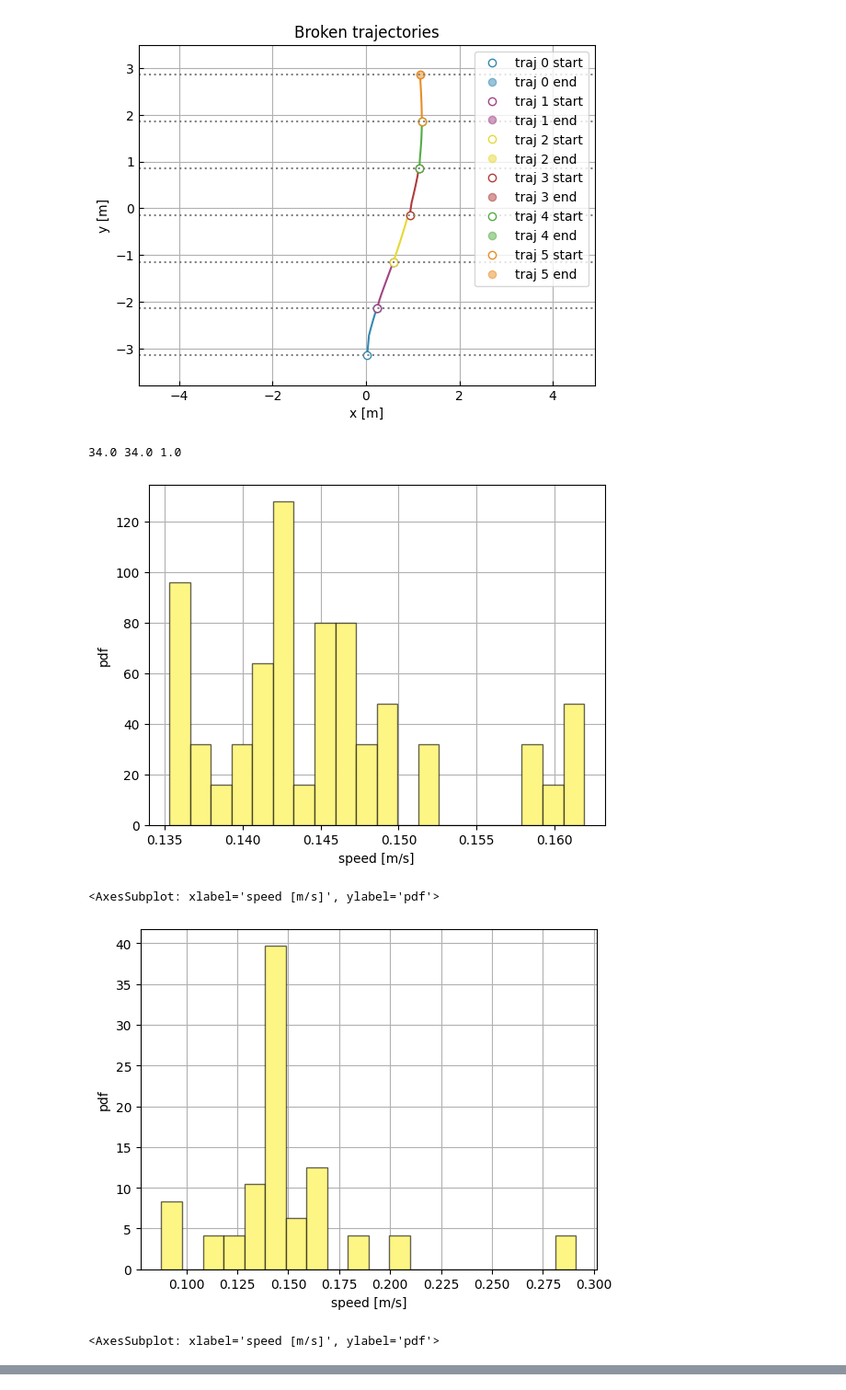
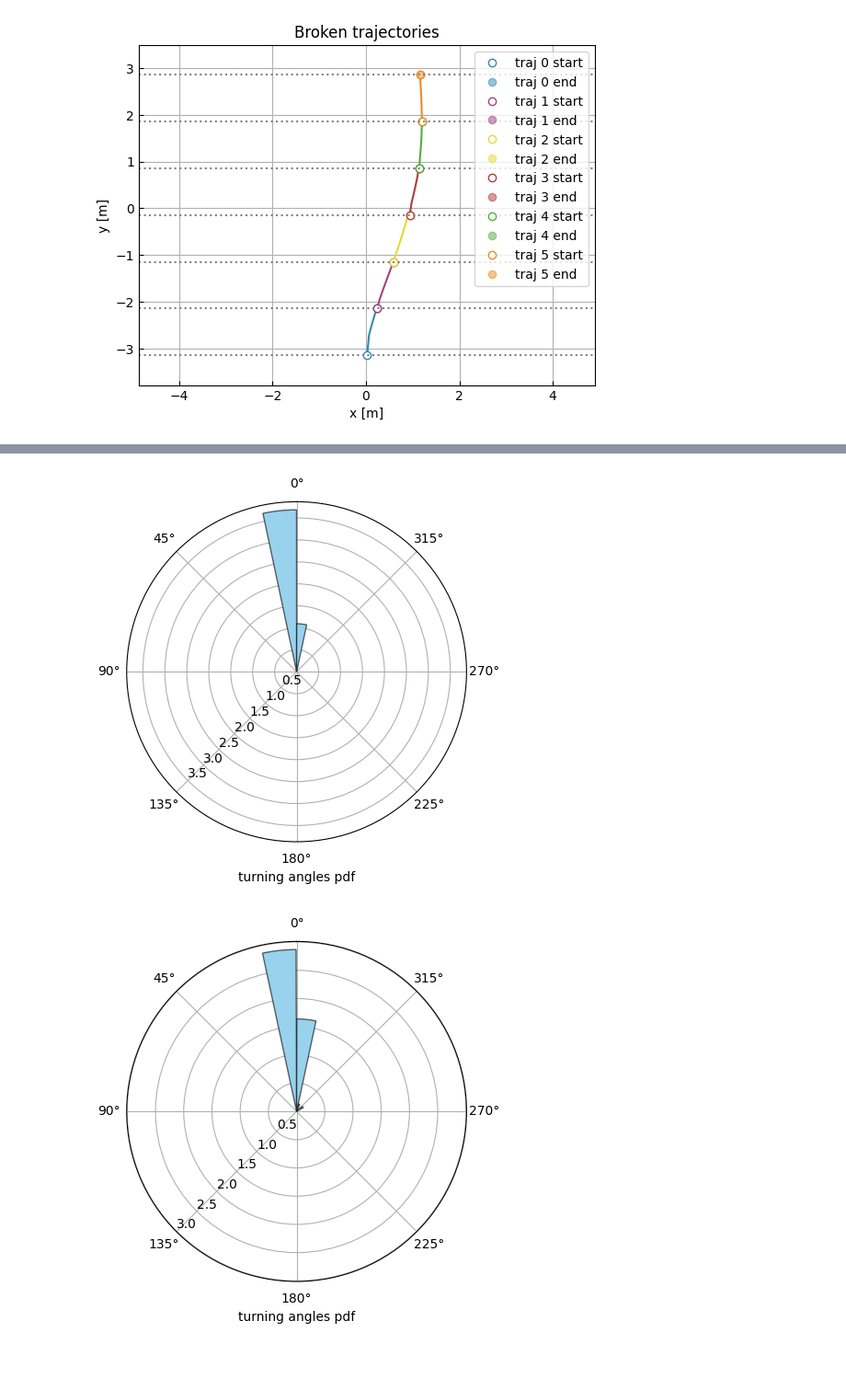
Before and after one commit to adhocmaster/diverging-trajectories, a Jupyter notebook: src/notebooks/break-by-y-axis.ipynb, the cells around one changed output, grey strips where cells are left out. Shown at 92% size. Drawn from its saved outputs; the diff is of its cells as text; code cells hidden in the pictures; blank space fills up the shorter version.

```diff
--- a/src/notebooks/break-by-y-axis.ipynb
+++ b/src/notebooks/break-by-y-axis.ipynb
@@ -271,22 +268,7 @@ from yupi.graphics import plot_speed_hist
-# %%
-print(pattern[0].t, pattern.t_0, pattern.dt)
-# %% [output]
-34.0 34.0 1.0
-# %%
-v = YupiUtils.speed_ensemble(patterns, step=1)
-plot_speed_hist(v, bins=20)
-# %% [output]
-[figure, removed]
-<AxesSubplot: xlabel='speed [m/s]', ylabel='pdf'>
-# %%
-v = YupiUtils.speed_ensemble(newPatterns, step=1)
-plot_speed_hist(v, bins=20)
-# %% [output]
-[figure, removed]
-<AxesSubplot: xlabel='speed [m/s]', ylabel='pdf'>
 # %%
 patternVisualizer.speedHist(patterns)
 patternVisualizer.speedHist(newPatterns)
 patternVisualizer.turnHist(patterns)
+patternVisualizer.turnHist(newPatterns)
 # %% [output]
 [figure]
@@ -293,0 +276,2 @@ patternVisualizer.turnHist(patterns)
+[figure, added]
+[figure, added]
```
Also changed, not shown: parts of 2 cells of this notebook, 1 other file.
